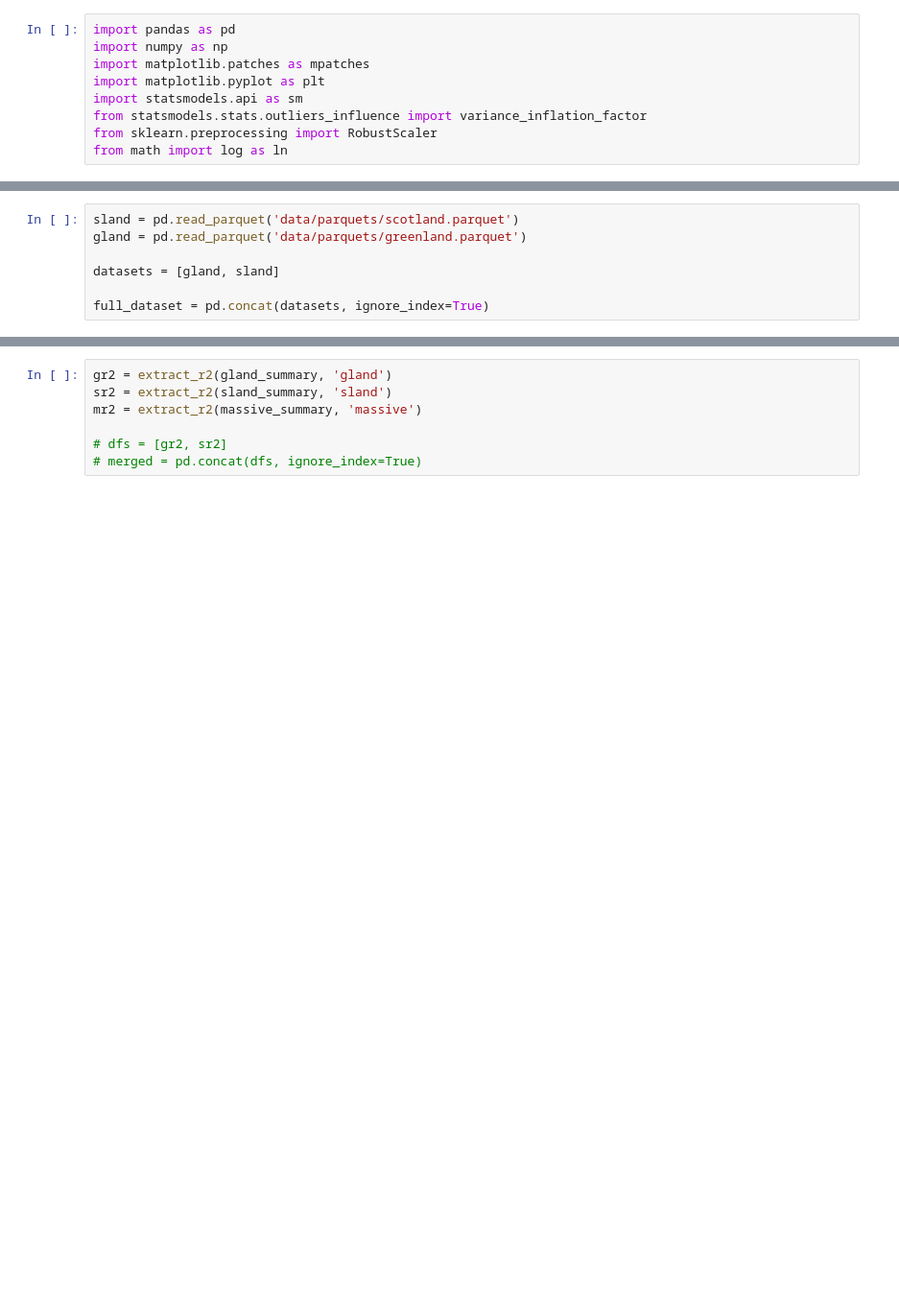
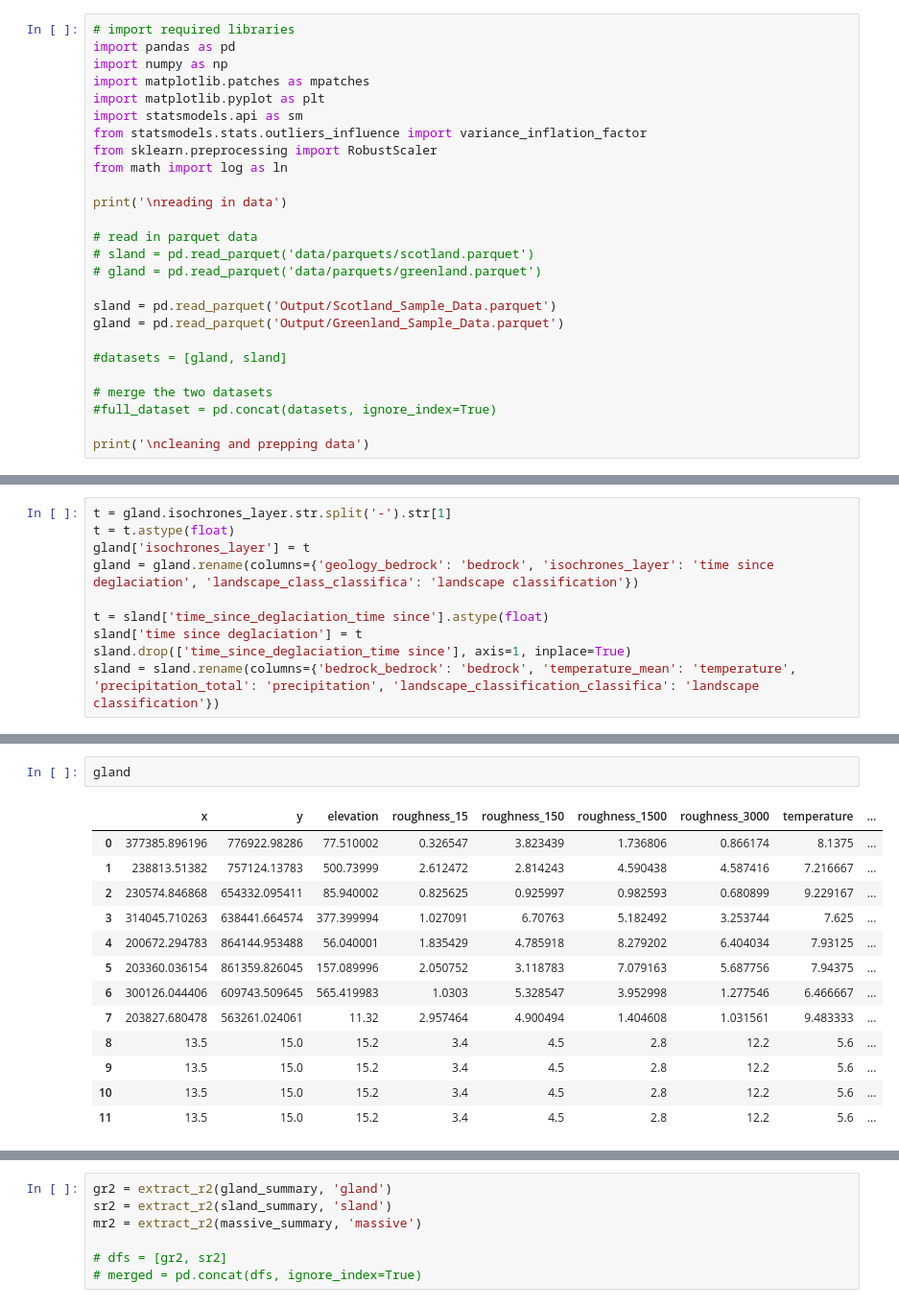
Before and after one commit to JamieMacManaway/roughness, a Jupyter notebook: sandbox.ipynb, the cells around one changed output, grey strips where cells are left out. Shown at 96% size. Saved outputs shown, nothing was run; the diff lists cells and outputs as text; blank space fills up the shorter version.

```diff
--- a/sandbox.ipynb
+++ b/sandbox.ipynb
@@ -1,4 +1,5 @@
 # %%
+# import required libraries
 import pandas as pd
 import numpy as np
 import matplotlib.patches as mpatches
@@ -7,3 +8,19 @@ import statsmodels.api as sm
 from statsmodels.stats.outliers_influence import variance_inflation_factor
 from sklearn.preprocessing import RobustScaler
 from math import log as ln
+
+print('\nreading in data')
+
+# read in parquet data
+# sland = pd.read_parquet('data/parquets/scotland.parquet')
+# gland = pd.read_parquet('data/parquets/greenland.parquet')
+
+sland = pd.read_parquet('Output/Scotland_Sample_Data.parquet')
+gland = pd.read_parquet('Output/Greenland_Sample_Data.parquet')
+
+#datasets = [gland, sland]
+
+# merge the two datasets
+#full_dataset = pd.concat(datasets, ignore_index=True)
+
+print('\ncleaning and prepping data')
@@ -10,7 +30,0 @@ from math import log as ln
-# %%
-sland = pd.read_parquet('data/parquets/scotland.parquet')
-gland = pd.read_parquet('data/parquets/greenland.parquet')
-
-datasets = [gland, sland]
-
-full_dataset = pd.concat(datasets, ignore_index=True)
@@ -53,0 +31,10 @@ def scale_data(df):
+# %%
+t = gland.isochrones_layer.str.split('-').str[1]
+t = t.astype(float)
+gland['isochrones_layer'] = t
+gland = gland.rename(columns={'geology_bedrock': 'bedrock', 'isochrones_layer': 'time since deglaciation', 'landscape_class_classifica': 'landscape classification'})
+
+t = sland['time_since_deglaciation_time since'].astype(float)
+sland['time since deglaciation'] = t
+sland.drop(['time_since_deglaciation_time since'], axis=1, inplace=True)
+sland = sland.rename(columns={'bedrock_bedrock': 'bedrock', 'temperature_mean': 'temperature', 'precipitation_total': 'precipitation', 'landscape_classification_classifica': 'landscape classification'})
@@ -237,6 +272,22 @@ def extract_r2(dataset, filename):
     #data.to_csv(f'{filename}.csv')
 
     return data
+# %%
+gland
+# %% [output]
+|  | x | y | elevation | roughness_15 | roughness_150 | roughness_1500 | roughness_3000 | temperature | ... |
+| 0 | 377385.896196 | 776922.98286 | 77.510002 | 0.326547 | 3.823439 | 1.736806 | 0.866174 | 8.1375 | ... |
+| 1 | 238813.51382 | 757124.13783 | 500.73999 | 2.612472 | 2.814243 | 4.590438 | 4.587416 | 7.216667 | ... |
+| 2 | 230574.846868 | 654332.095411 | 85.940002 | 0.825625 | 0.925997 | 0.982593 | 0.680899 | 9.229167 | ... |
+| 3 | 314045.710263 | 638441.664574 | 377.399994 | 1.027091 | 6.70763 | 5.182492 | 3.253744 | 7.625 | ... |
+| 4 | 200672.294783 | 864144.953488 | 56.040001 | 1.835429 | 4.785918 | 8.279202 | 6.404034 | 7.93125 | ... |
+| 5 | 203360.036154 | 861359.826045 | 157.089996 | 2.050752 | 3.118783 | 7.079163 | 5.687756 | 7.94375 | ... |
+| 6 | 300126.044406 | 609743.509645 | 565.419983 | 1.0303 | 5.328547 | 3.952998 | 1.277546 | 6.466667 | ... |
+| 7 | 203827.680478 | 563261.024061 | 11.32 | 2.957464 | 4.900494 | 1.404608 | 1.031561 | 9.483333 | ... |
+| 8 | 13.5 | 15.0 | 15.2 | 3.4 | 4.5 | 2.8 | 12.2 | 5.6 | ... |
+| 9 | 13.5 | 15.0 | 15.2 | 3.4 | 4.5 | 2.8 | 12.2 | 5.6 | ... |
+| 10 | 13.5 | 15.0 | 15.2 | 3.4 | 4.5 | 2.8 | 12.2 | 5.6 | ... |
+| 11 | 13.5 | 15.0 | 15.2 | 3.4 | 4.5 | 2.8 | 12.2 | 5.6 | ... |
 # %%
 gland_summary = mega_summary(gland)
 sland_summary = mega_summary(sland)
```
Also changed, not shown: parts of 13 cells of this notebook, 1 other file.
